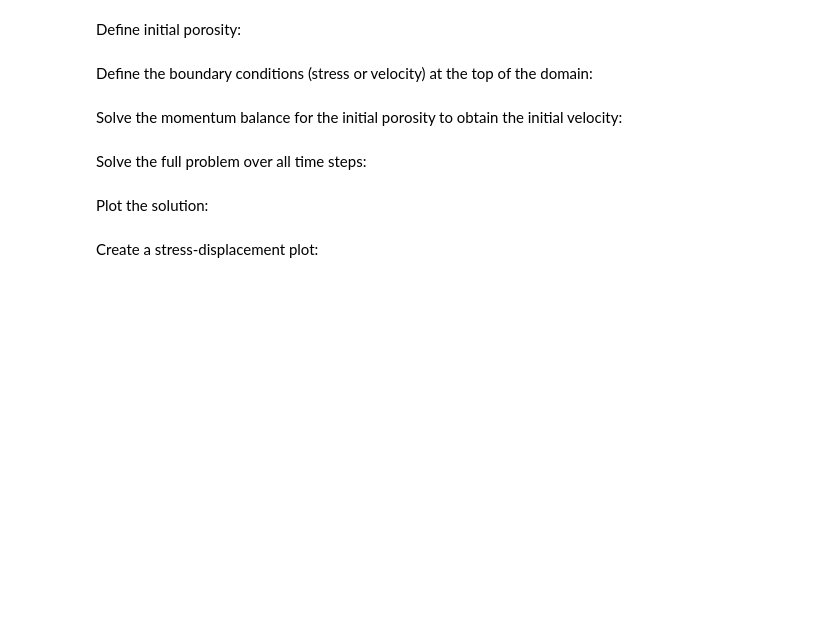
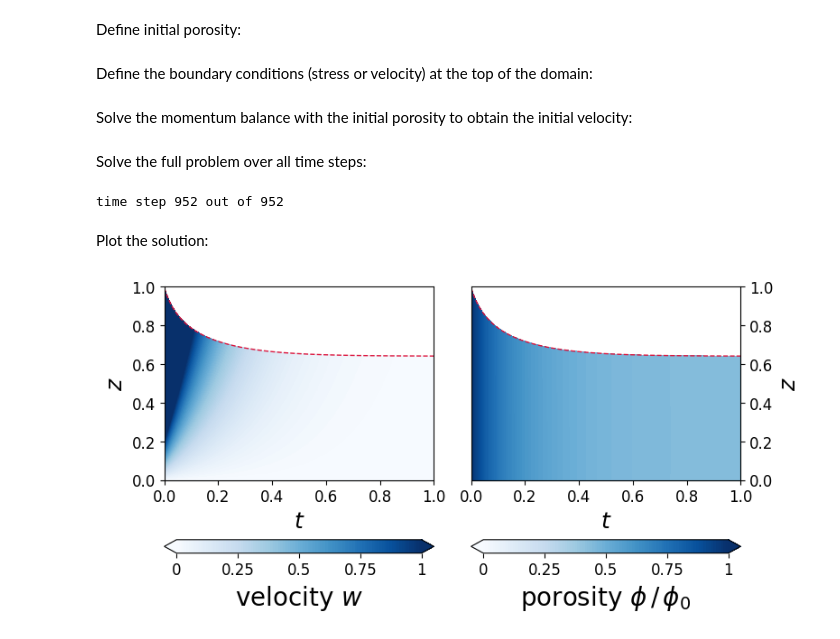
Before and after one commit to agstub/compaction-1d, a Jupyter notebook: notebooks/example.ipynb, the cells around one changed output. Drawn from its saved outputs; the diff is of its cells as text; code cells hidden in the pictures; blank space fills up the shorter version.

Commit message:
added yield stress, reorganized some modules

```diff
--- a/notebooks/example.ipynb
+++ b/notebooks/example.ipynb
@@ -61,12 +65,12 @@ initial.sub(1).interpolate(lambda x:phi0+0*x[0])
 Define the boundary conditions (stress or velocity) at the top of the domain:
 # %%
 # # Dirichlet condition: set compaction rate (velocity) at the top
-bc_top = {'type': 'velocity', 'value': -1}
+# bc_top = {'type': 'velocity', 'value': -1}
 
 # # Neumann condition: set the load (stress) at the top
-# stress = 1e5 # units: Pa
-# stress_scale = w0*((4./3.)*eta + zeta)/H0
-# bc_top = {'type': 'stress', 'value': stress/stress_scale}
+stress = 1e5 # units: Pa
+stress_scale = w0*((4./3.)*eta + zeta)/H0
+bc_top = {'type': 'stress', 'value': stress/stress_scale}
 # %% [markdown]
-Solve the momentum balance for the initial porosity to obtain the initial velocity:
+Solve the momentum balance with the initial porosity to obtain the initial velocity:
 # %%
@@ -76,54 +80,50 @@ initial.sub(0).interpolate(w_i)
 Solve the full problem over all time steps:
 # %%
 w,phi,sigma,z = full_solve(domain,initial,bc_top)
+# %% [output]
+time step 952 out of 952
 # %% [markdown]
 Plot the solution:
 # %%
 # time array for plotting
 t = np.outer(np.linspace(0,1,nt),np.ones(nz+1))
 sigma0 = np.abs(sigma[0,-1])
 d = int(np.abs(sigma).max()/sigma0)
 
 plt.figure(figsize=(8,4))
-plt.subplot(131)
+plt.subplot(121)
 plt.plot(t[:,0],z[:,-1],'--',color='crimson',linewidth=1)
 plt.contourf(t,z,-w,cmap='Blues',levels=np.linspace(0,1,100),extend='both')
 plt.ylabel(r'$z$',fontsize=18)
 plt.xlabel(r'$t$',fontsize=18)
 plt.xticks(fontsize=12)
 plt.yticks(fontsize=12)
 cbar = plt.colorbar(orientation='horizontal',pad=0.2,ticks=np.linspace(0,1,5))
-cbar.set_label(r'$w\,/\,w_0$',fontsize=24)
+cbar.set_label(r'velocity $w$',fontsize=20)
 cbar.ax.tick_params(labelsize=12)
 cbar.ax.set_xticklabels([0,0.25,0.5,0.75,1])
+plt.ylim(0,1)
 
-plt.subplot(133)
-plt.plot(t[:,0],z[:,-1],'--',color='crimson',linewidth=1)
-plt.contourf(t,z,np.abs(sigma)/sigma0,cmap='Blues',levels=np.linspace(0,d,100),extend='both')
-plt.xlabel(r'$t$',fontsize=18)
-plt.ylabel(r'$z$',fontsize=18)
-plt.xticks(fontsize=12)
-plt.gca().yaxis.set_label_position("right")
-plt.gca().yaxis.tick_right()
-plt.yticks(fontsize=12)
-cbar = plt.colorbar(orientation='horizontal',pad=0.2,ticks=np.linspace(0,d,5))
-cbar.set_label(r'$\Sigma\,/\,\Sigma_0$',fontsize=24)
-cbar.ax.tick_params(labelsize=12)
 
-plt.subplot(132)
+plt.subplot(122)
 plt.plot(t[:,0],z[:,-1],'--',color='crimson',linewidth=1)
 plt.contourf(t,z,phi/phi0,cmap='Blues',levels=np.linspace(0,1,100),extend='both')
 plt.xlabel(r'$t$',fontsize=18)
 plt.xticks(fontsize=12)
-plt.gca().yaxis.set_ticks([])
+plt.gca().yaxis.set_label_position("right")
+plt.gca().yaxis.tick_right()
+plt.ylabel(r'$z$',fontsize=18)
 plt.yticks(fontsize=12)
 cbar = plt.colorbar(orientation='horizontal',pad=0.2,ticks=np.linspace(0,1,5))
-cbar.set_label(r'$\phi\,/\,\phi_0$',fontsize=24)
+cbar.set_label(r'porosity $\phi\,/\,\phi_0$',fontsize=20)
 cbar.ax.tick_params(labelsize=12)
 cbar.ax.set_xticklabels([0,0.25,0.5,0.75,1])
+plt.ylim(0,1)
+
 plt.tight_layout()
+plt.savefig('compaction')
 plt.show()
 plt.close()
+# %% [output]
+[figure, added]
-# %% [markdown]
-Create a stress-displacement plot:
 # %%
```
Also changed, not shown: parts of 8 cells of this notebook, 7 other files.
